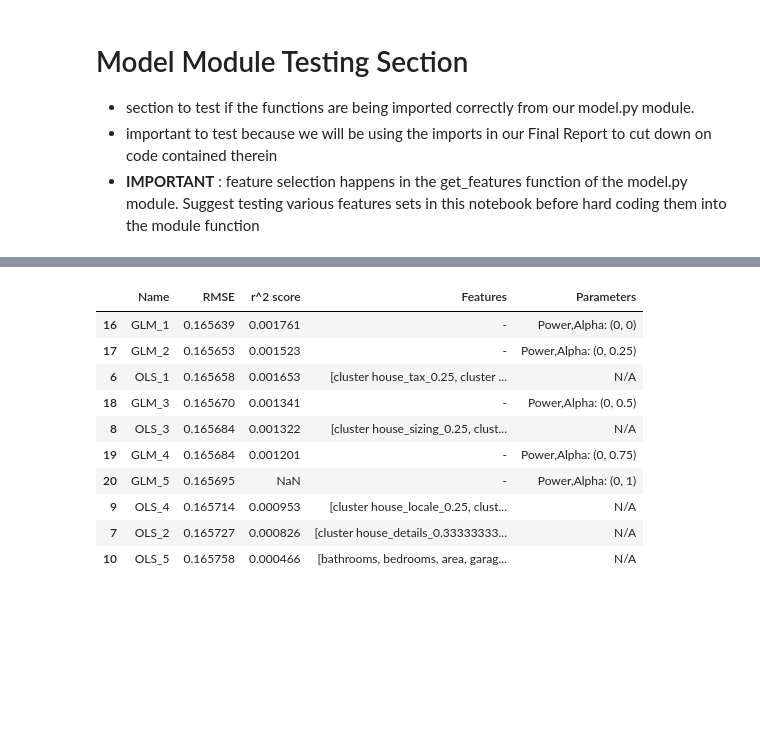
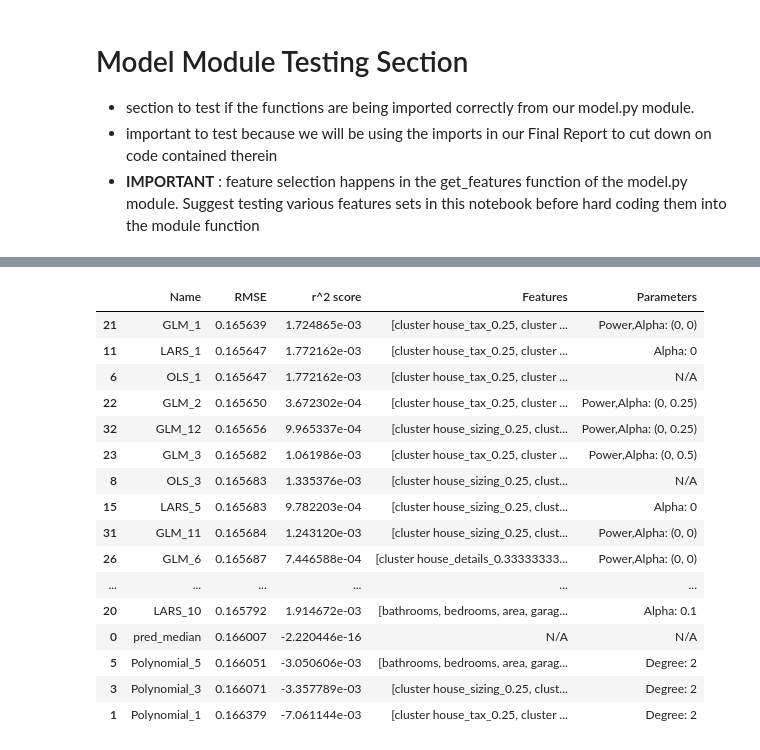
Before and after one commit to Shorter-Shenck/Zillow_Cluster_Regression, a Jupyter notebook: model.ipynb, the cells around one changed output, grey strips where cells are left out. Cells and saved outputs as stored; diff of their text form; code cells hidden in the pictures; blank space fills up the shorter version.

```diff
--- a/model.ipynb
+++ b/model.ipynb
@@ -711,17 +748,23 @@ Name: Name, dtype: object
 # %%
-validate_scores.sort_values(by='RMSE').head(10)
+validate_scores.sort_values(by='RMSE').head(44)
 # %% [output]
 |  | Name | RMSE | r^2 score | Features | Parameters |
-| 16 | GLM_1 | 0.165639 | 0.001761 | - | Power,Alpha: (0, 0) |
-| 17 | GLM_2 | 0.165653 | 0.001523 | - | Power,Alpha: (0, 0.25) |
-| 6 | OLS_1 | 0.165658 | 0.001653 | [cluster house_tax_0.25, cluster ... | N/A |
-| 18 | GLM_3 | 0.165670 | 0.001341 | - | Power,Alpha: (0, 0.5) |
-| 8 | OLS_3 | 0.165684 | 0.001322 | [cluster house_sizing_0.25, clust... | N/A |
-| 19 | GLM_4 | 0.165684 | 0.001201 | - | Power,Alpha: (0, 0.75) |
-| 20 | GLM_5 | 0.165695 | NaN | - | Power,Alpha: (0, 1) |
-| 9 | OLS_4 | 0.165714 | 0.000953 | [cluster house_locale_0.25, clust... | N/A |
-| 7 | OLS_2 | 0.165727 | 0.000826 | [cluster house_details_0.33333333... | N/A |
-| 10 | OLS_5 | 0.165758 | 0.000466 | [bathrooms, bedrooms, area, garag... | N/A |
+| 21 | GLM_1 | 0.165639 | 1.724865e-03 | [cluster house_tax_0.25, cluster ... | Power,Alpha: (0, 0) |
+| 11 | LARS_1 | 0.165647 | 1.772162e-03 | [cluster house_tax_0.25, cluster ... | Alpha: 0 |
+| 6 | OLS_1 | 0.165647 | 1.772162e-03 | [cluster house_tax_0.25, cluster ... | N/A |
+| 22 | GLM_2 | 0.165650 | 3.672302e-04 | [cluster house_tax_0.25, cluster ... | Power,Alpha: (0, 0.25) |
+| 32 | GLM_12 | 0.165656 | 9.965337e-04 | [cluster house_sizing_0.25, clust... | Power,Alpha: (0, 0.25) |
+| 23 | GLM_3 | 0.165682 | 1.061986e-03 | [cluster house_tax_0.25, cluster ... | Power,Alpha: (0, 0.5) |
+| 8 | OLS_3 | 0.165683 | 1.335376e-03 | [cluster house_sizing_0.25, clust... | N/A |
+| 15 | LARS_5 | 0.165683 | 9.782203e-04 | [cluster house_sizing_0.25, clust... | Alpha: 0 |
+| 31 | GLM_11 | 0.165684 | 1.243120e-03 | [cluster house_sizing_0.25, clust... | Power,Alpha: (0, 0) |
+| 26 | GLM_6 | 0.165687 | 7.446588e-04 | [cluster house_details_0.33333333... | Power,Alpha: (0, 0) |
+| ... | ... | ... | ... | ... | ... |
+| 20 | LARS_10 | 0.165792 | 1.914672e-03 | [bathrooms, bedrooms, area, garag... | Alpha: 0.1 |
+| 0 | pred_median | 0.166007 | -2.220446e-16 | N/A | N/A |
+| 5 | Polynomial_5 | 0.166051 | -3.050606e-03 | [bathrooms, bedrooms, area, garag... | Degree: 2 |
+| 3 | Polynomial_3 | 0.166071 | -3.357789e-03 | [cluster house_sizing_0.25, clust... | Degree: 2 |
+| 1 | Polynomial_1 | 0.166379 | -7.061144e-03 | [cluster house_tax_0.25, cluster ... | Degree: 2 |
 # %%
 def score_on_test(X_test, y_test, X_train, y_train):
     #reset y_test variable to remove scores from previous model
```
Also changed, not shown: parts of 18 cells of this notebook, 1 other file.
